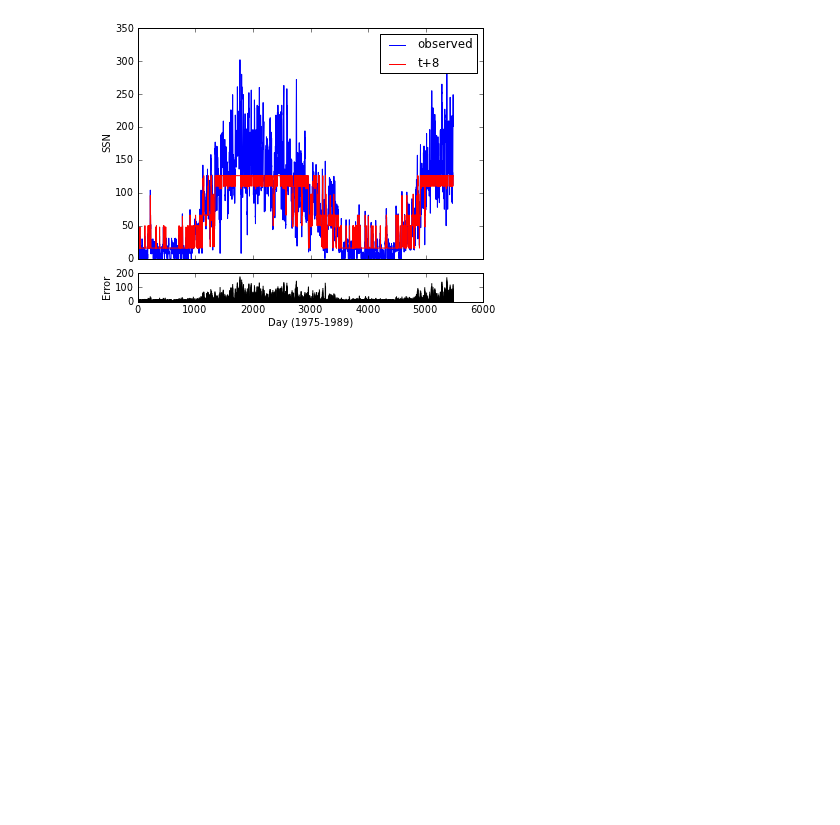
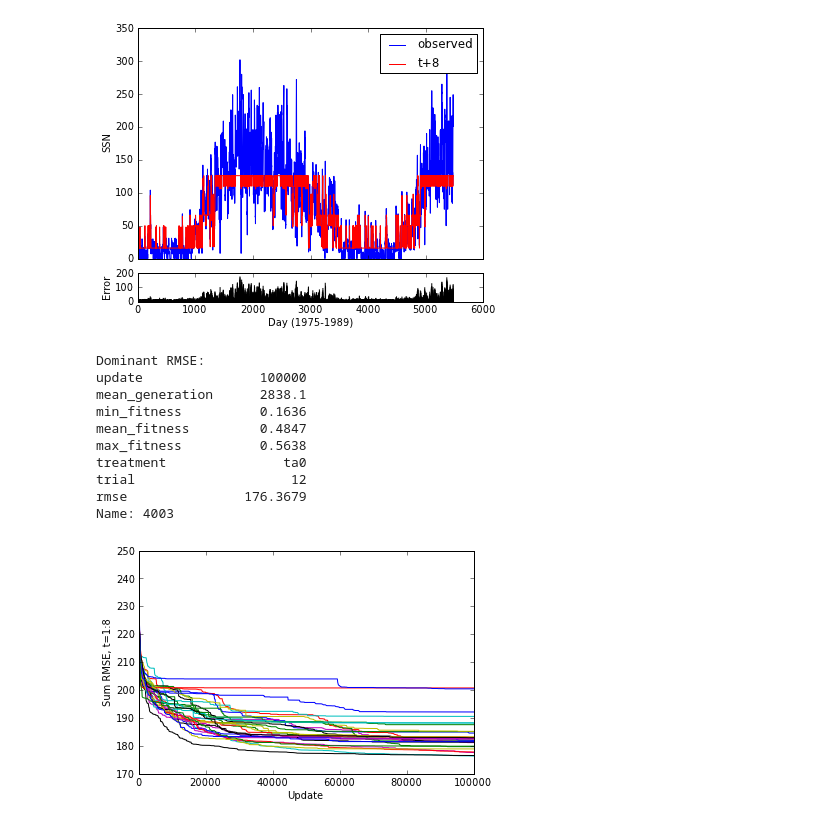
Before and after one commit to mmirmomeni/sunspot, a Jupyter notebook: math/sunspot.ipynb, the cells around one changed output. Cells and saved outputs as stored; diff of their text form; code cells hidden in the pictures; blank space fills up the shorter version.

```diff
--- a/math/sunspot.ipynb
+++ b/math/sunspot.ipynb
@@ -98,3 +100,17 @@ nD = test_sunspot("/Users/dk/research/src/sunspot/var/002-multi/ta0_18")
 [figure]
 [figure]
 [figure]
+# %%
+D = quick_look('/Users/dk/research/var/sunspot/003-ap','ta')
+# %% [output]
+Dominant RMSE:
+update               100000
+mean_generation      2838.1
+min_fitness          0.1636
+mean_fitness         0.4847
+max_fitness          0.5638
+treatment               ta0
+trial                    12
+rmse               176.3679
+Name: 4003
+[figure, added]
```
Also changed, not shown: parts of 4 cells of this notebook, 11 other files.
